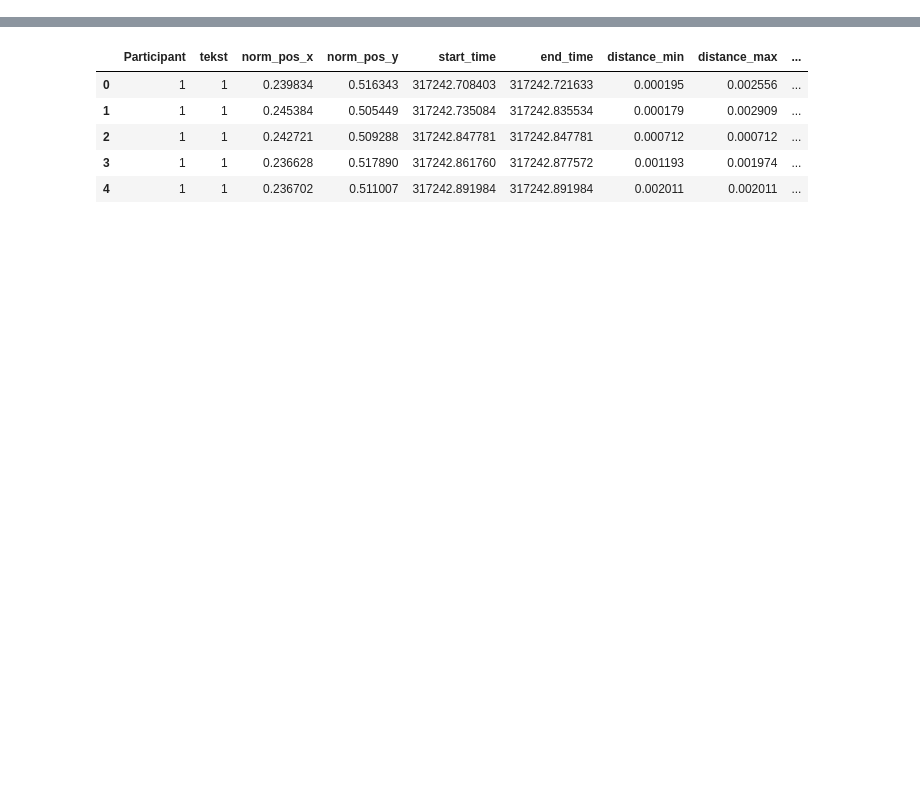
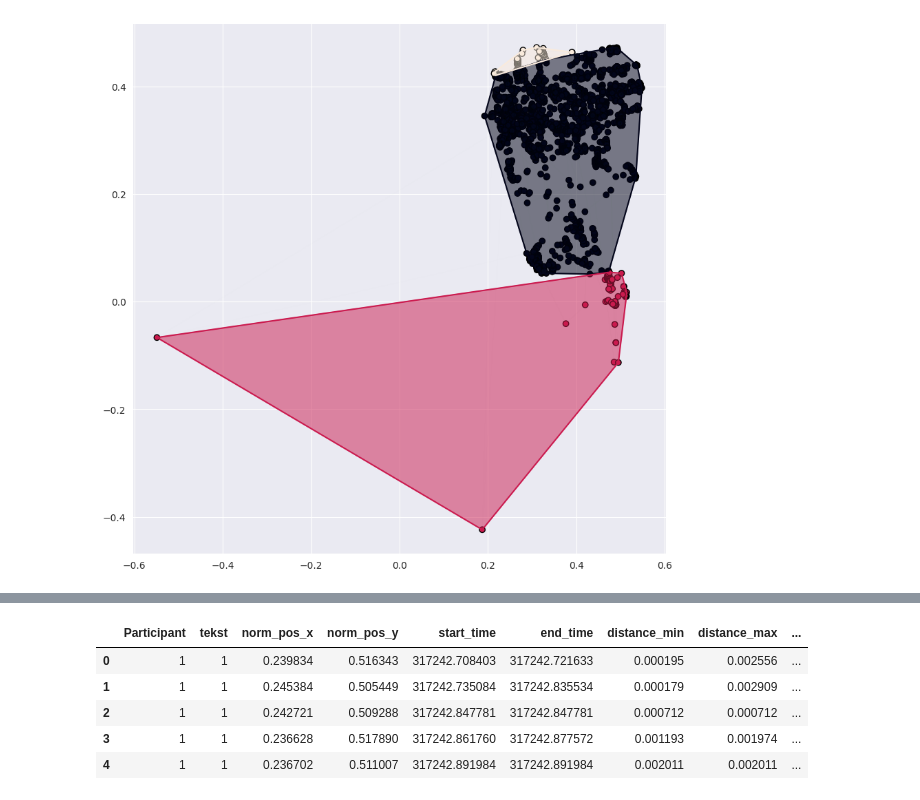
Before and after one commit to hse-scila/EyeFeatures, a Jupyter notebook: eyetracking/preprocessing/test.ipynb, the cells around one changed output, grey strips where cells are left out. Saved outputs shown, nothing was run; the diff lists cells and outputs as text; code cells hidden in the pictures; blank space fills up the shorter version.

```diff
--- a/eyetracking/preprocessing/test.ipynb
+++ b/eyetracking/preprocessing/test.ipynb
@@ -31,0 +49,7 @@ data['gaze_timestamp'] = data['gaze_timestamp']
+# %%
+shape_based = ShapeBased(x, y, shapes=[[['e', (0.3, 0.35), 0.3, 0.35, 1., 0.05], ['e', (0.5, 0.35), 0.5, 0.35, 1., 0.05], ['e', (0.45, 0.05), 0.45, 0.05, 1., 0.1],],], pk=['tekst'], aoi_name="AOI")
+tt = shape_based.transform(data)
+# %%
+scanpath_visualization(tt[(tt['Participant'] == 1) & (tt['tekst'] == 2)], x="norm_pos_x", y="norm_pos_y", aoi="AOI", show_hull=True, with_axes=True)
+# %% [output]
+[figure, added]
```
Also changed, not shown: parts of 14 cells of this notebook, 1 other file.
